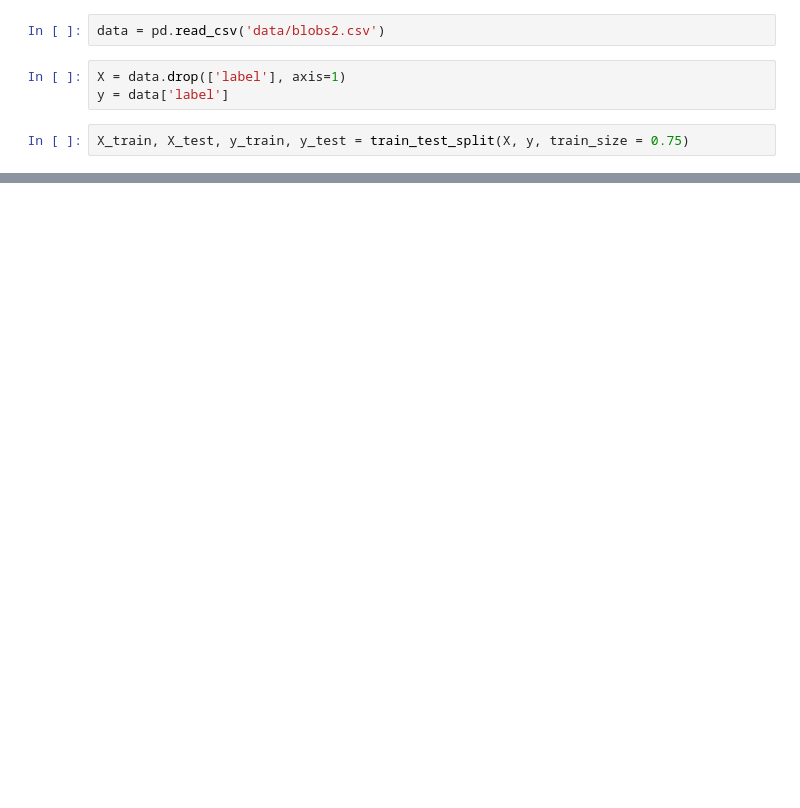
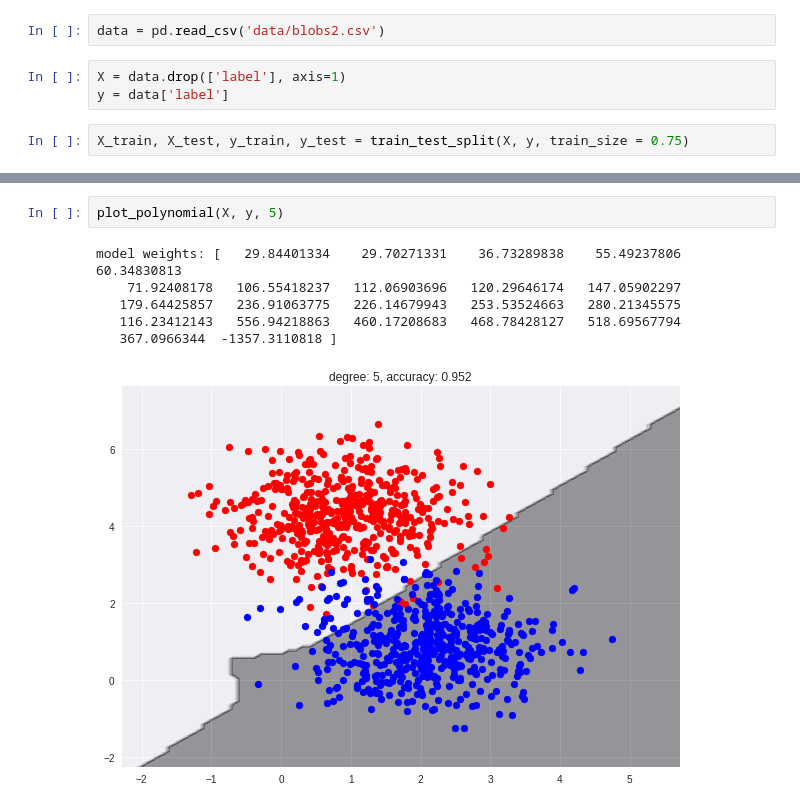
Before and after one commit to Vlad0922/ml_1_solutions, a Jupyter notebook: 4/Peceptron.ipynb, the cells around one changed output, grey strips where cells are left out. Drawn from its saved outputs; the diff is of its cells as text; blank space fills up the shorter version.

```diff
--- a/4/Peceptron.ipynb
+++ b/4/Peceptron.ipynb
@@ -117,0 +144,9 @@ degree: 3, accuracy: 0.976
+# %%
+plot_polynomial(X, y, 5)
+# %% [output]
+model weights: [   29.84401334    29.70271331    36.73289838    55.49237806    60.34830813
+    71.92408178   106.55418237   112.06903696   120.29646174   147.05902297
+   179.64425857   236.91063775   226.14679943   253.53524663   280.21345575
+   116.23412143   556.94218863   460.17208683   468.78428127   518.69567794
+   367.0966344  -1357.3110818 ]
+[figure, added]
```
Also changed, not shown: parts of 8 cells of this notebook.
